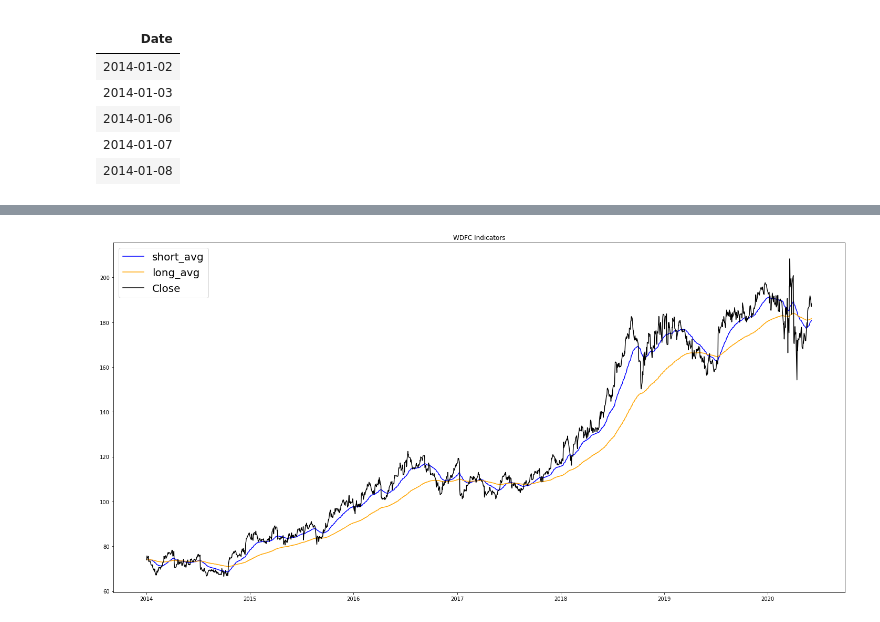
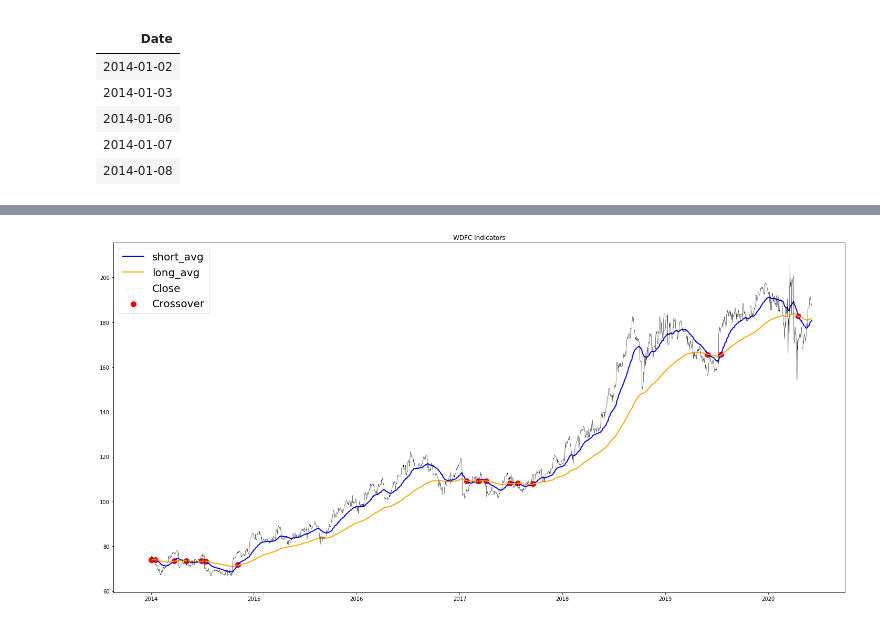
Before and after one commit to andrewcole33/moving_avg_trading, a Jupyter notebook: Untitled.ipynb, the cells around one changed output, grey strips where cells are left out. Cells and saved outputs as stored; diff of their text form; code cells hidden in the pictures.

```diff
--- a/Untitled.ipynb
+++ b/Untitled.ipynb
@@ -31,3 +32,5 @@ short_window = 50
 long_window = 200
 indicators['short_avg'] = data['Close'].ewm(span = 50, adjust = False).mean()
 indicators['long_avg'] = data['Close'].ewm(span = 200, adjust = False).mean()
+indicators['difference'] = indicators.short_avg - indicators.long_avg
+indicators['cross'] = np.sign(indicators.difference.shift(1))!=np.sign(indicators.difference)
@@ -34,11 +54,12 @@ indicators['long_avg'] = data['Close'].ewm(span = 200, adjust = False).mean()
 # %%
 plt.figure(figsize = (20,10))
-plt.plot(indicators.short_avg, 'blue', lw = 1.5, label = 'short_avg')
-plt.plot(indicators.long_avg, 'orange', lw = 1.5, label = 'long_avg')
-plt.plot(data.Close, 'black', label = 'Close')
+plt.scatter(indicators[indicators.cross == True].index, indicators[indicators.cross==True].short_avg, color = 'red', s = 100, label = 'Crossover')
+plt.plot(indicators.short_avg, 'blue', lw = 2, label = 'short_avg')
+plt.plot(indicators.long_avg, 'orange', lw = 2, label = 'long_avg')
+plt.plot(data.Close, 'black', label = 'Close', lw = 0.5)
+
 plt.title('WDFC Indicators')
 plt.legend(loc = 'upper left', fontsize = 20)
-idx
 plt.tight_layout()
 # %% [output]
-[figure, old version]
+[figure, new version]
```
Also changed, not shown: parts of 4 cells of this notebook.
